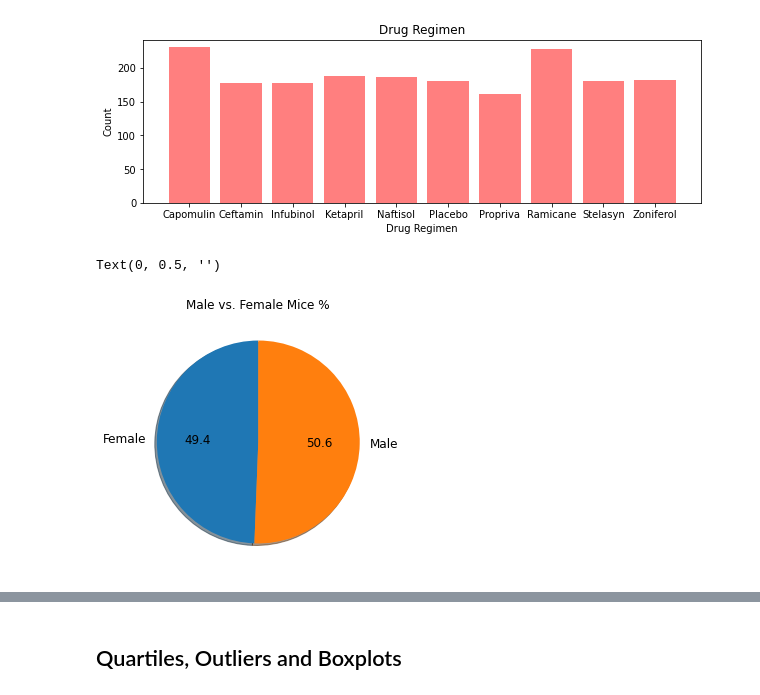
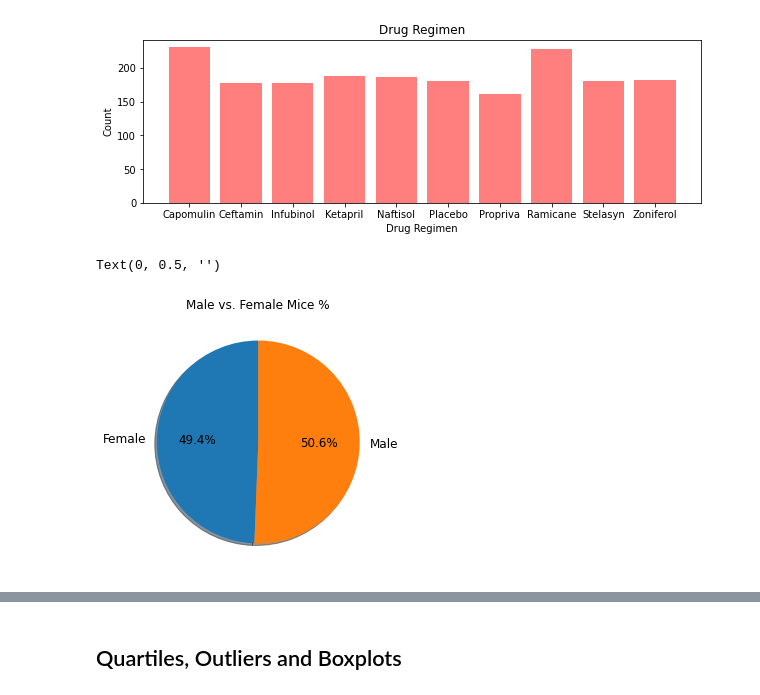
Before and after one commit to strongmachine/Matplotlib_Challenge, a Jupyter notebook: 05-Matplotlib/Instructions/Pymaceuticals/pymaceuticals_starter.ipynb, the cells around one changed output, grey strips where cells are left out. Drawn from its saved outputs; the diff is of its cells as text; code cells hidden in the pictures.

```diff
--- a/05-Matplotlib/Instructions/Pymaceuticals/pymaceuticals_starter.ipynb
+++ b/05-Matplotlib/Instructions/Pymaceuticals/pymaceuticals_starter.ipynb
@@ -197,18 +197,18 @@ Text(0, 0.5, 'Count')
 # %%
 # Generate a pie plot showing the distribution of female versus male mice using Pandas
 #Don't forget to make definitions "DONT FORGET"
 
 male_v_female = pd.DataFrame(merge_table_df.groupby(["Sex"]).count()).reset_index()
 
 
 
 plt.figure(figsize = (10,5))
 sub_p = plt.subplot(121,aspect = "equal")
-male_v_female.plot(kind = "pie", y= "Mouse ID", ax=sub_p,autopct= '%1.1f',
+male_v_female.plot(kind = "pie", y= "Mouse ID", ax=sub_p, autopct= '%1.1f%%',
                    startangle= 90, shadow = True, labels = male_v_female["Sex"], legend = False, fontsize= 12)
 plt.title("Male vs. Female Mice %")
 plt.xlabel("")
 plt.ylabel("")
 # %% [output]
 Text(0, 0.5, '')
-[figure, old version]
+[figure, new version]
```
Also changed, not shown: parts of 4 cells of this notebook.
